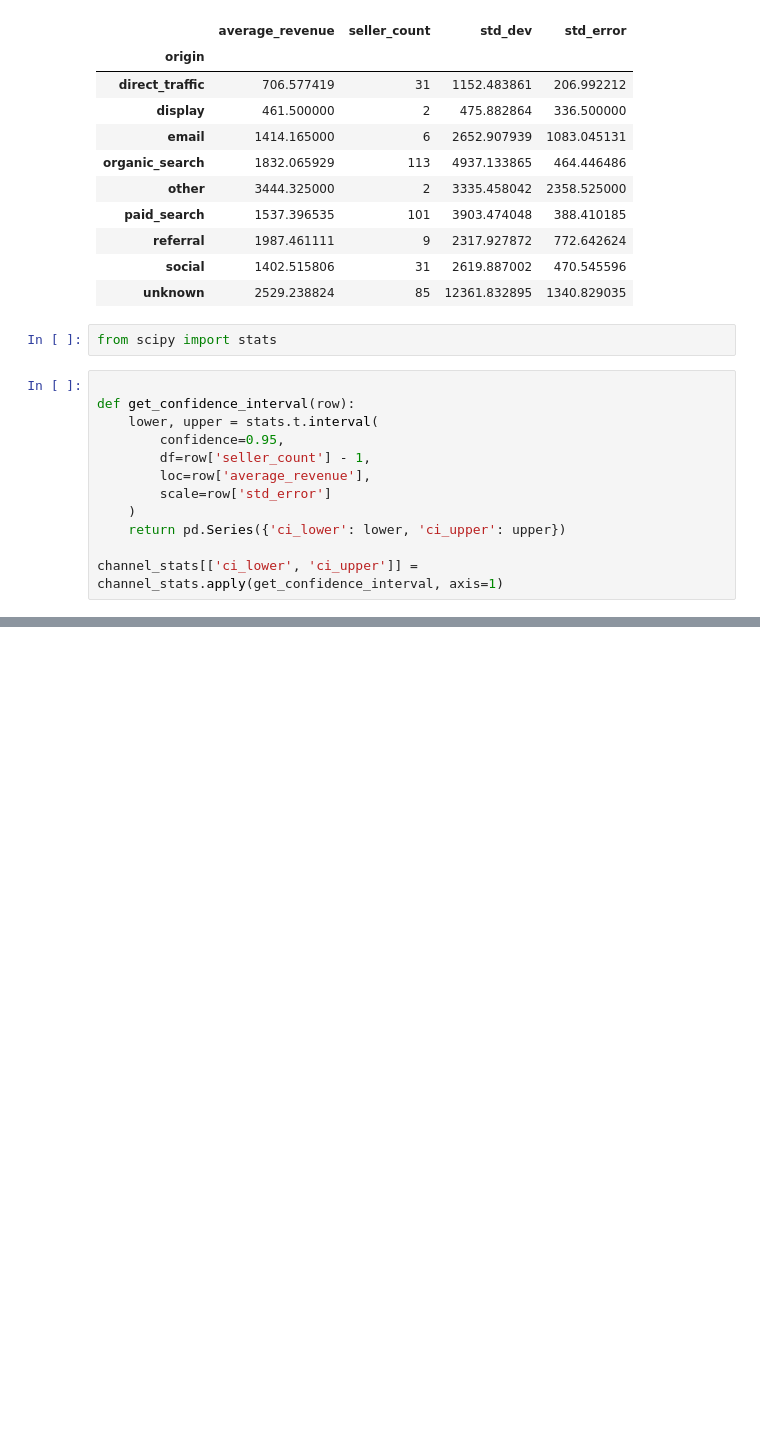
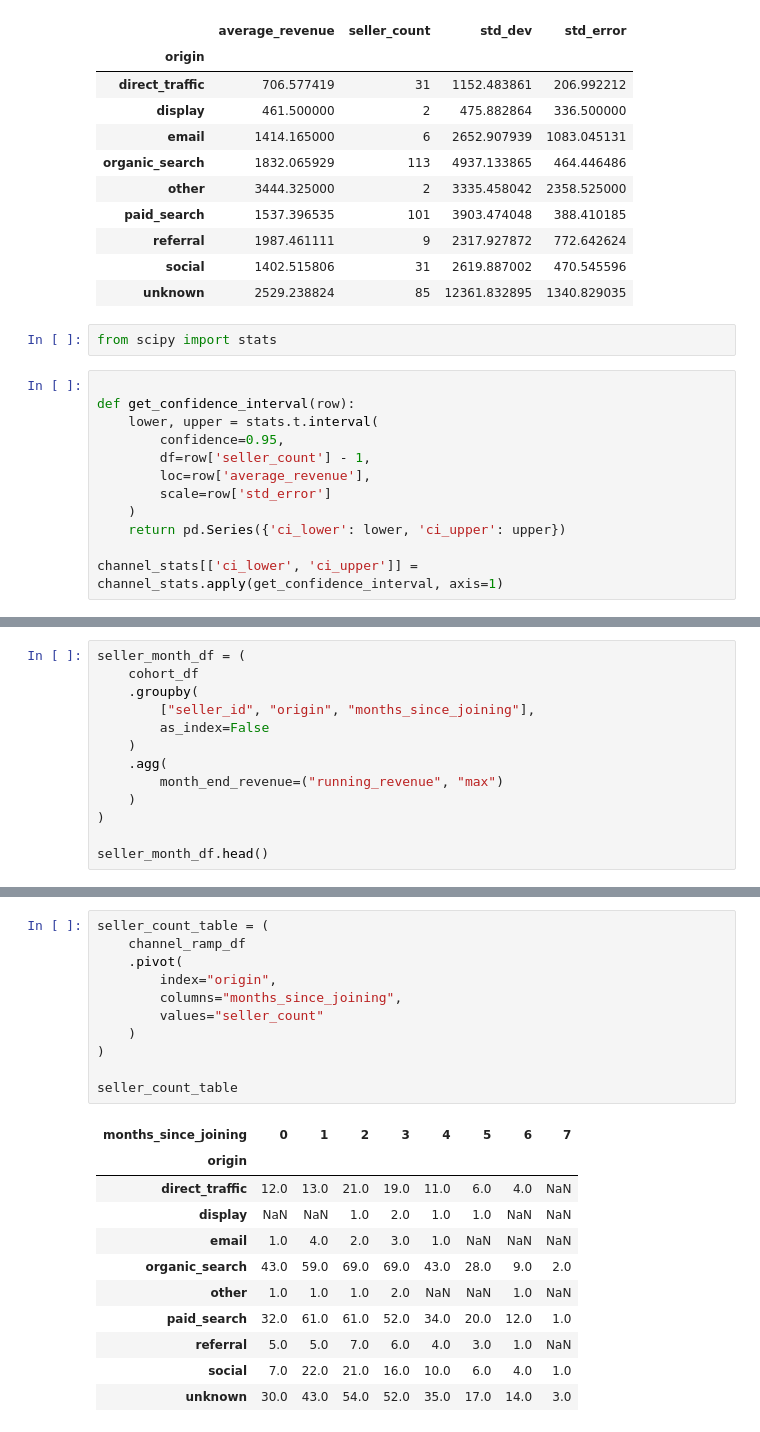
Before and after one commit to cenithamal/seller-acquisition-cac-ltv, a Jupyter notebook: notebooks/01_explore_data.ipynb, the cells around one changed output, grey strips where cells are left out. Cells and saved outputs as stored; diff of their text form; blank space fills up the shorter version.

```diff
--- a/notebooks/01_explore_data.ipynb
+++ b/notebooks/01_explore_data.ipynb
@@ -189,0 +294,13 @@ max_won_date
+# %%
+seller_month_df = (
+    cohort_df
+    .groupby(
+        ["seller_id", "origin", "months_since_joining"],
+        as_index=False
+    )
+    .agg(
+        month_end_revenue=("running_revenue", "max")
+    )
+)
+
+seller_month_df.head()
@@ -189,0 +393,23 @@ max_won_date
+# %%
+seller_count_table = (
+    channel_ramp_df
+    .pivot(
+        index="origin",
+        columns="months_since_joining",
+        values="seller_count"
+    )
+)
+
+seller_count_table
+# %% [output]
+| months_since_joining | 0 | 1 | 2 | 3 | 4 | 5 | 6 | 7 |
+| origin |  |  |  |  |  |  |  |  |
+| direct_traffic | 12.0 | 13.0 | 21.0 | 19.0 | 11.0 | 6.0 | 4.0 | NaN |
+| display | NaN | NaN | 1.0 | 2.0 | 1.0 | 1.0 | NaN | NaN |
+| email | 1.0 | 4.0 | 2.0 | 3.0 | 1.0 | NaN | NaN | NaN |
+| organic_search | 43.0 | 59.0 | 69.0 | 69.0 | 43.0 | 28.0 | 9.0 | 2.0 |
+| other | 1.0 | 1.0 | 1.0 | 2.0 | NaN | NaN | 1.0 | NaN |
+| paid_search | 32.0 | 61.0 | 61.0 | 52.0 | 34.0 | 20.0 | 12.0 | 1.0 |
+| referral | 5.0 | 5.0 | 7.0 | 6.0 | 4.0 | 3.0 | 1.0 | NaN |
+| social | 7.0 | 22.0 | 21.0 | 16.0 | 10.0 | 6.0 | 4.0 | 1.0 |
+| unknown | 30.0 | 43.0 | 54.0 | 52.0 | 35.0 | 17.0 | 14.0 | 3.0 |
```
Also changed, not shown: parts of 25 cells of this notebook, 3 other files.
